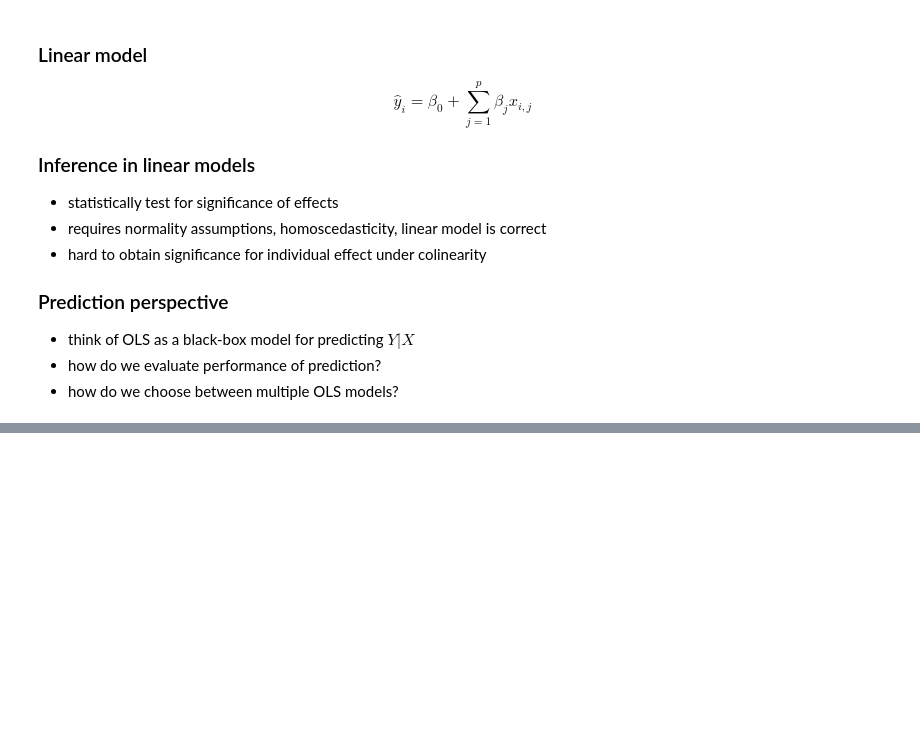
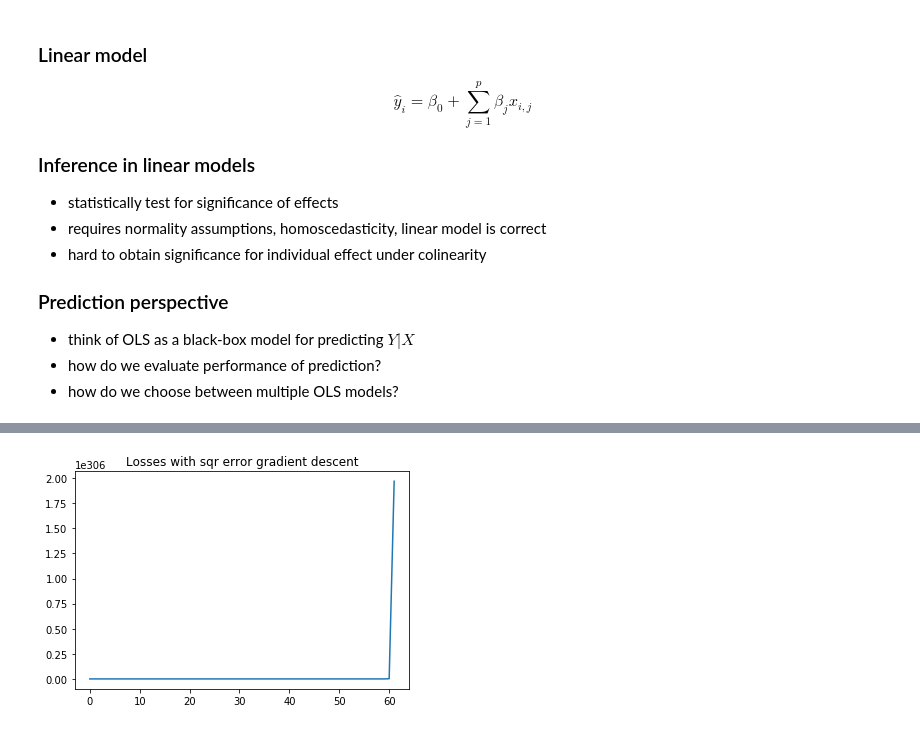
Before and after one commit to jsharpna/141Blectures, a Jupyter notebook: lecture8/lecture8.ipynb, the cells around one changed output, grey strips where cells are left out. Saved outputs shown, nothing was run; the diff lists cells and outputs as text; code cells hidden in the pictures; blank space fills up the shorter version.

```diff
--- a/lecture8/lecture8.ipynb
+++ b/lecture8/lecture8.ipynb
@@ -41,0 +127,5 @@ $$\hat y = \beta_0 + \sum_{j=1}^p \beta_j x_{j} = \beta_0 + \beta^\top x$$
+# %%
+## import online linear reg
+from LROnline import *
+
+learner = LROnline(p,loss='sqr',decay=-1.)
@@ -41,0 +140,3 @@ $$\hat y = \beta_0 + \sum_{j=1}^p \beta_j x_{j} = \beta_0 + \beta^\top x$$
+# %%
+yx_it = zip(Y,X) # iterator giving data
+y,x = next(yx_it) # first datum
@@ -41,0 +151,2 @@ $$\hat y = \beta_0 + \sum_{j=1}^p \beta_j x_{j} = \beta_0 + \beta^\top x$$
+# %%
+learner.update_beta(x,y) # return loss
@@ -41,0 +165,7 @@ $$\hat y = \beta_0 + \sum_{j=1}^p \beta_j x_{j} = \beta_0 + \beta^\top x$$
+# %%
+losses = [learner.update_beta(x,y) for y,x in yx_it] # run online learning
+# %%
+plt.plot(losses)
+_ = plt.title('Losses with sqr error gradient descent')
+# %% [output]
+[figure, added]
```
Also changed, not shown: parts of 22 cells of this notebook, 2 other files.
